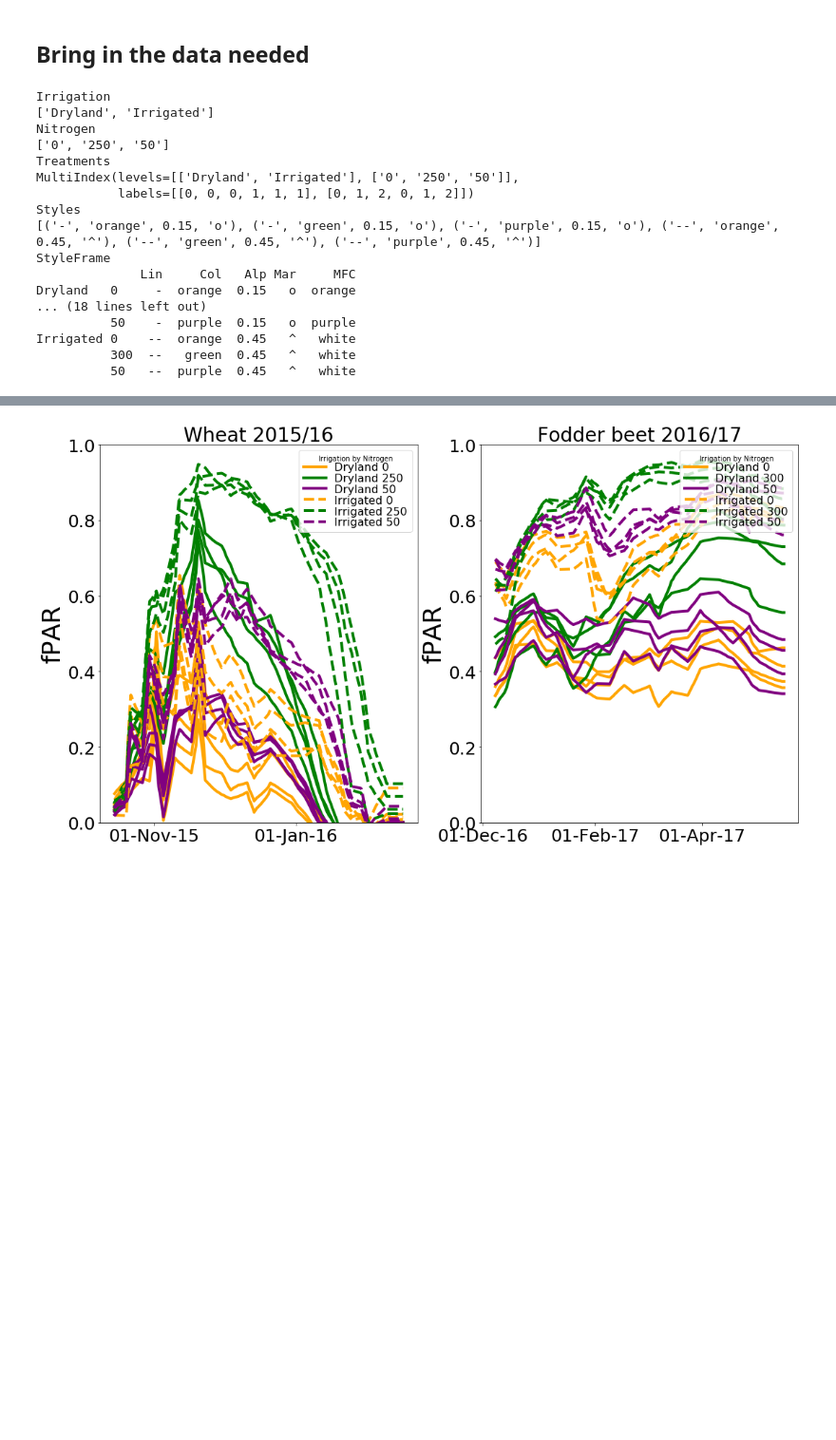
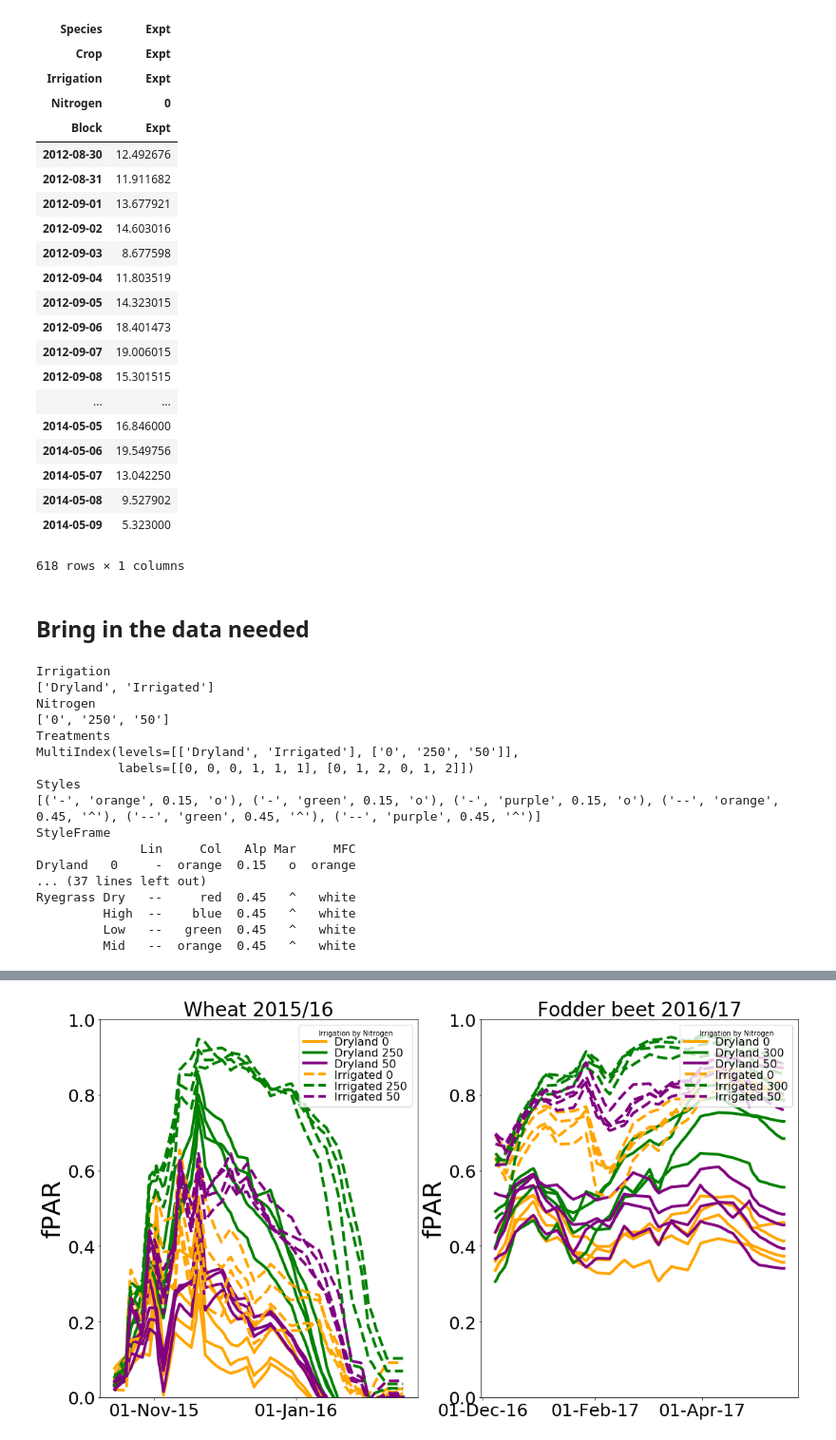
Before and after one commit to HamishBrownPFR/CropWaterAnalysis, a Jupyter notebook: Validation.ipynb, the cells around one changed output, grey strips where cells are left out. Shown at 95% size. Drawn from its saved outputs; the diff is of its cells as text; code cells hidden in the pictures; blank space fills up the shorter version.

```diff
--- a/Validation.ipynb
+++ b/Validation.ipynb
@@ -10,3 +33,28 @@ import ETFunctions as et
+# %%
+LandPTa
+# %% [output]
+| Species | Expt |
+| Crop | Expt |
+| Irrigation | Expt |
+| Nitrogen | 0 |
+| Block | Expt |
+| 2012-08-30 | 12.492676 |
+| 2012-08-31 | 11.911682 |
+| 2012-09-01 | 13.677921 |
+| 2012-09-02 | 14.603016 |
+| 2012-09-03 | 8.677598 |
+| 2012-09-04 | 11.803519 |
+| 2012-09-05 | 14.323015 |
+| 2012-09-06 | 18.401473 |
+| 2012-09-07 | 19.006015 |
+| 2012-09-08 | 15.301515 |
+| ... | ... |
+| 2014-05-05 | 16.846000 |
+| 2014-05-06 | 19.549756 |
+| 2014-05-07 | 13.042250 |
+| 2014-05-08 | 9.527902 |
+| 2014-05-09 | 5.323000 |
+618 rows × 1 columns
 # %% [markdown]
 ## Bring in the data needed
 # %%
@@ -62,6 +116,12 @@ BeatGPs = GH.SetGraphicsPatterns(Ts.Beat.columns,
                     [0.15,0.45],
                     ['o','^'],
                     ['orange','green','purple'])
+
+LandPGPs = GH.SetGraphicsPatterns(Ts.loc[:,['Lucerne','Ryegrass']].columns,
+                    ['-','--'],
+                    [0.15,0.45],
+                    ['o','^'],
+                    ['red','blue','green','orange'])
 # %% [output]
 Irrigation
 ['Dryland', 'Irrigated']
@@ -75,11 +135,11 @@ Styles
 StyleFrame
               Lin     Col   Alp Mar     MFC
 Dryland   0     -  orange  0.15   o  orange
-... (18 lines left out)
-          50    -  purple  0.15   o  purple
-Irrigated 0    --  orange  0.45   ^   white
-          300  --   green  0.45   ^   white
-          50   --  purple  0.45   ^   white
+... (37 lines left out)
+Ryegrass Dry   --     red  0.45   ^   white
+         High  --    blue  0.45   ^   white
+         Low   --   green  0.45   ^   white
+         Mid   --  orange  0.45   ^   white
 # %%
 Ta.plot()
 Ed.plot()
```
Also changed, not shown: parts of 4 cells of this notebook, 9 other files.
